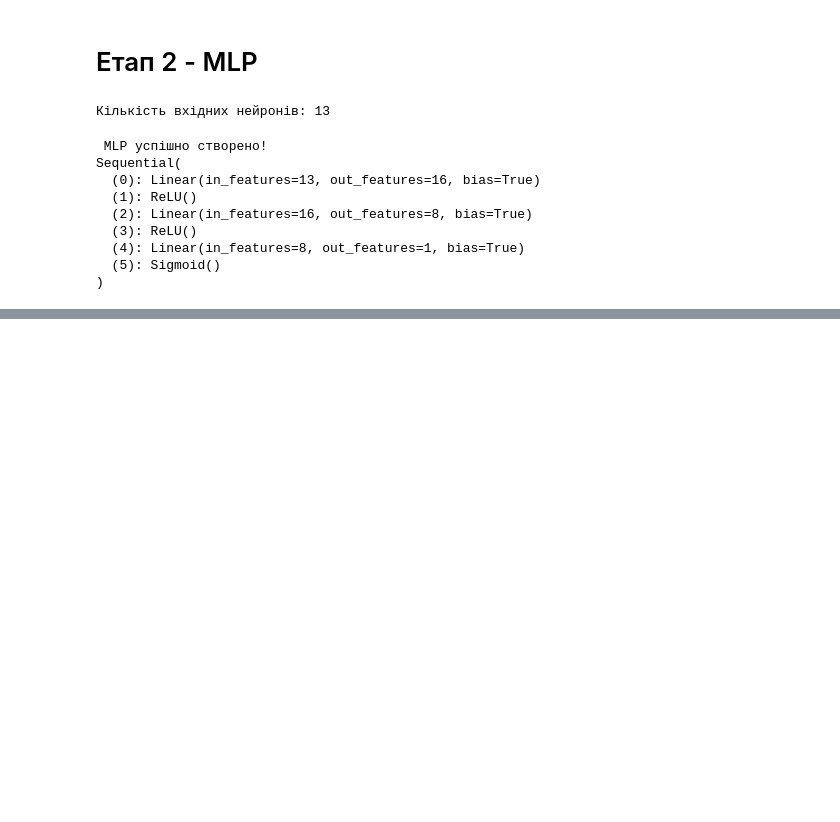
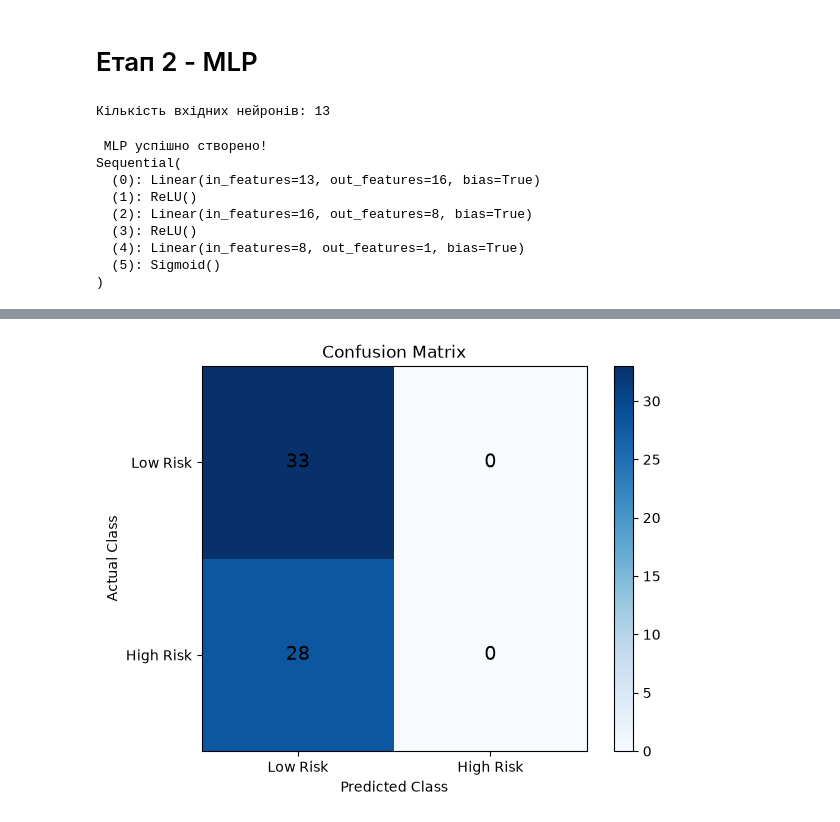
Before and after one commit to Vladthe49th/jupyter, a Jupyter notebook: health_risk.ipynb, the cells around one changed output, grey strips where cells are left out. Saved outputs shown, nothing was run; the diff lists cells and outputs as text; code cells hidden in the pictures; blank space fills up the shorter version.

```diff
--- a/health_risk.ipynb
+++ b/health_risk.ipynb
@@ -323,0 +411,16 @@ tensor([[0.5694],
+# %%
+# Виконуємо прогнозування
+with torch.no_grad():
+    predictions = loaded_model(X_test_tensor)
+
+# Отримаємо ймовірності
+probabilities = predictions.numpy().flatten()
+
+# Перетворюємо ймовірності у класи
+predicted_classes = (probabilities >= 0.5).astype(int)
+
+# Реальні значення
+actual_classes = y_test.to_numpy()
+
+print("Прогнозування завершено!")
+print("Кількість прогнозів:", len(predicted_classes))
@@ -323,0 +537,28 @@ tensor([[0.5694],
+# %%
+# Будуємо матрицю помилок
+cm = confusion_matrix(actual_classes, predicted_classes)
+
+plt.figure(figsize=(7, 5))
+
+plt.imshow(cm, cmap="Blues")
+plt.title("Confusion Matrix")
+plt.xlabel("Predicted Class")
+plt.ylabel("Actual Class")
+
+plt.xticks([0, 1], ["Low Risk", "High Risk"])
+plt.yticks([0, 1], ["Low Risk", "High Risk"])
+
+for i in range(2):
+    for j in range(2):
+        plt.text(
+            j, i, cm[i, j],
+            ha="center",
+            va="center",
+            color="black",
+            fontsize=14
+        )
+
+plt.colorbar()
+plt.show()
+# %% [output]
+[figure, added]
```
Also changed, not shown: parts of 12 cells of this notebook, 3 other files.
